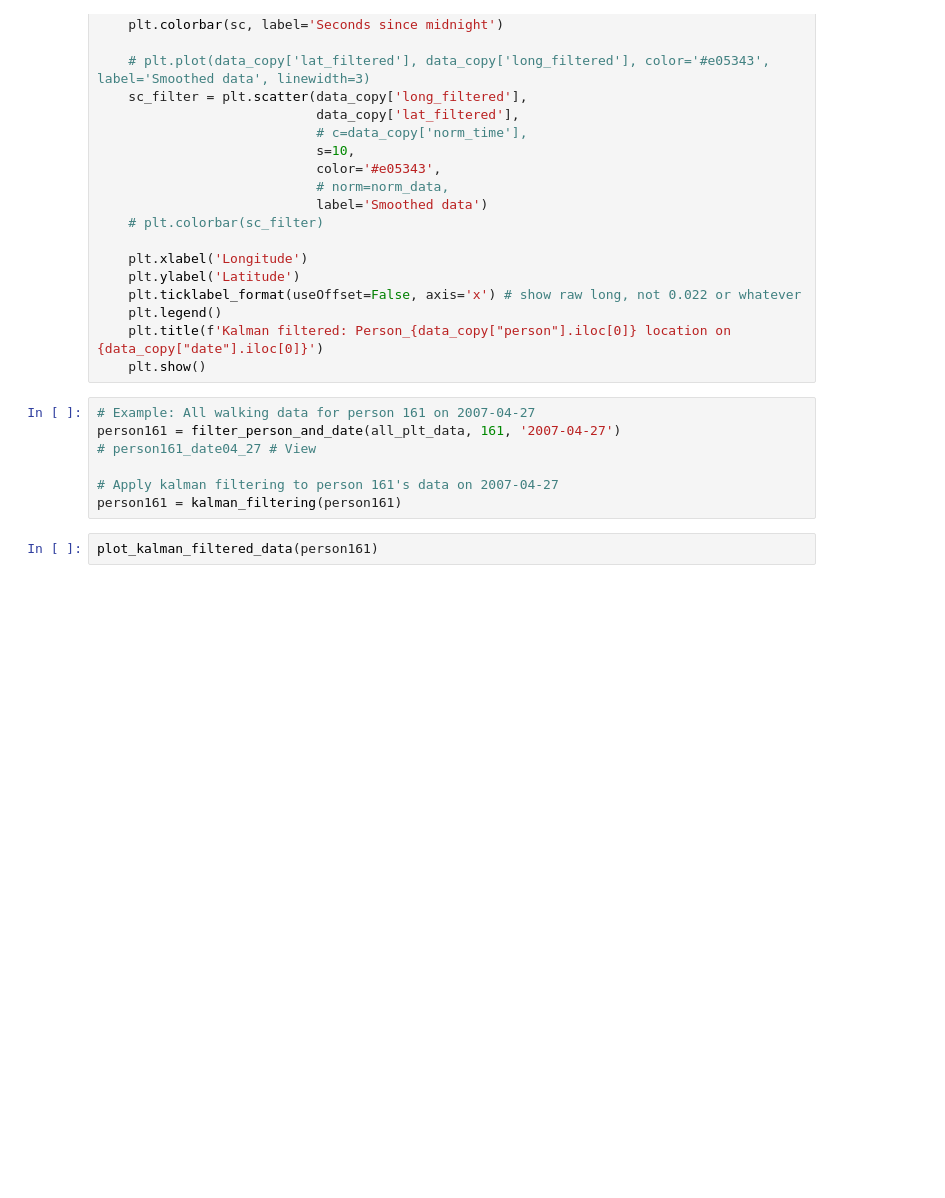
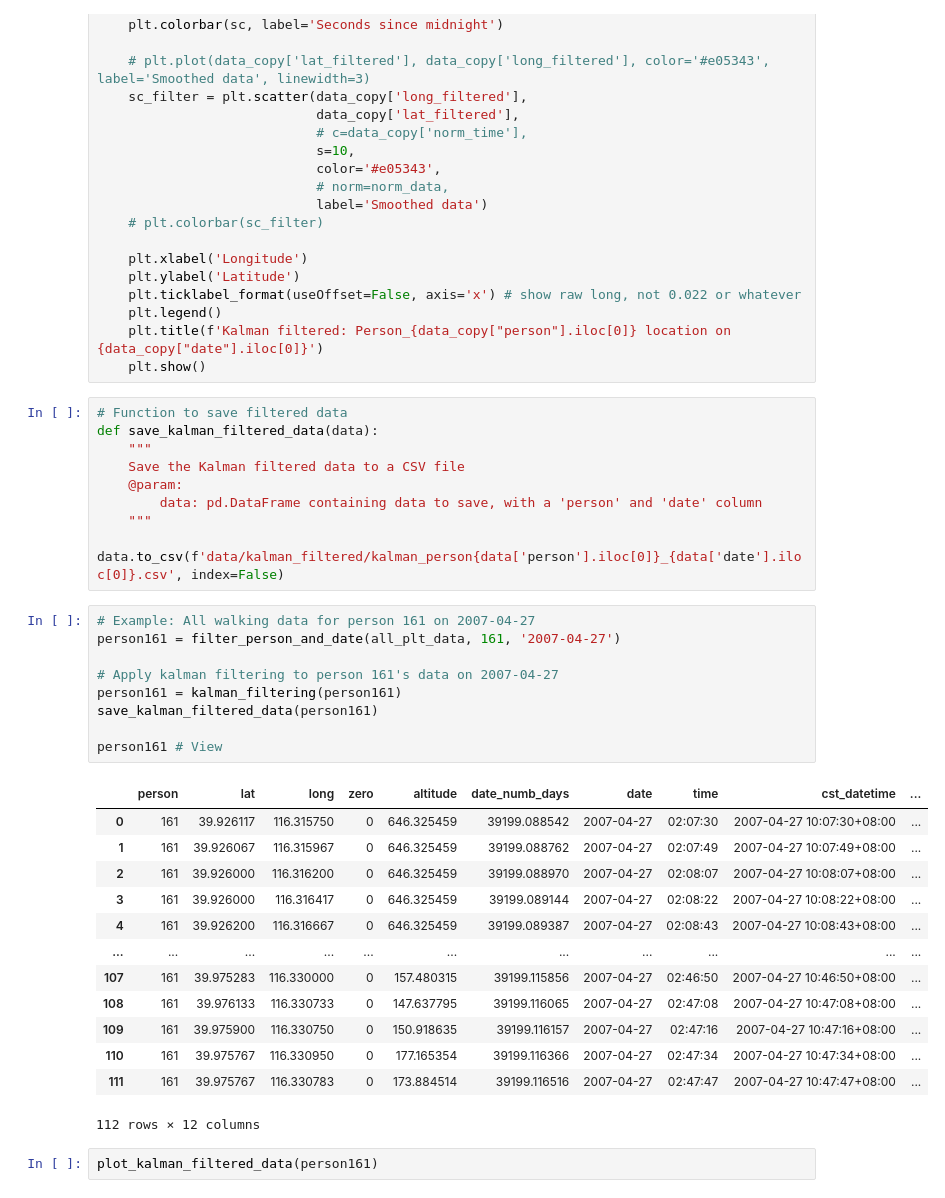
Before and after one commit to hyuncat/pre-walkwise, a Jupyter notebook: kalman_filtering.ipynb, the cells around one changed output. Cells and saved outputs as stored; diff of their text form; blank space fills up the shorter version.

```diff
--- a/kalman_filtering.ipynb
+++ b/kalman_filtering.ipynb
@@ -164,13 +164,38 @@ def plot_kalman_filtered_data(data):
     plt.legend()
     plt.title(f'Kalman filtered: Person_{data_copy["person"].iloc[0]} location on {data_copy["date"].iloc[0]}')
     plt.show()
+# %%
+# Function to save filtered data
+def save_kalman_filtered_data(data):
+    """
+    Save the Kalman filtered data to a CSV file
+    @param:
+        data: pd.DataFrame containing data to save, with a 'person' and 'date' column
+    """
+    data.to_csv(f'data/kalman_filtered/kalman_person{data['person'].iloc[0]}_{data['date'].iloc[0]}.csv', index=False)
 # %%
 # Example: All walking data for person 161 on 2007-04-27
 person161 = filter_person_and_date(all_plt_data, 161, '2007-04-27')
-# person161_date04_27 # View
 
 # Apply kalman filtering to person 161's data on 2007-04-27
 person161 = kalman_filtering(person161)
+save_kalman_filtered_data(person161)
+
+person161 # View
+# %% [output]
+|  | person | lat | long | zero | altitude | date_numb_days | date | time | cst_datetime | ... |
+| 0 | 161 | 39.926117 | 116.315750 | 0 | 646.325459 | 39199.088542 | 2007-04-27 | 02:07:30 | 2007-04-27 10:07:30+08:00 | ... |
+| 1 | 161 | 39.926067 | 116.315967 | 0 | 646.325459 | 39199.088762 | 2007-04-27 | 02:07:49 | 2007-04-27 10:07:49+08:00 | ... |
+| 2 | 161 | 39.926000 | 116.316200 | 0 | 646.325459 | 39199.088970 | 2007-04-27 | 02:08:07 | 2007-04-27 10:08:07+08:00 | ... |
+| 3 | 161 | 39.926000 | 116.316417 | 0 | 646.325459 | 39199.089144 | 2007-04-27 | 02:08:22 | 2007-04-27 10:08:22+08:00 | ... |
+| 4 | 161 | 39.926200 | 116.316667 | 0 | 646.325459 | 39199.089387 | 2007-04-27 | 02:08:43 | 2007-04-27 10:08:43+08:00 | ... |
+| ... | ... | ... | ... | ... | ... | ... | ... | ... | ... | ... |
+| 107 | 161 | 39.975283 | 116.330000 | 0 | 157.480315 | 39199.115856 | 2007-04-27 | 02:46:50 | 2007-04-27 10:46:50+08:00 | ... |
+| 108 | 161 | 39.976133 | 116.330733 | 0 | 147.637795 | 39199.116065 | 2007-04-27 | 02:47:08 | 2007-04-27 10:47:08+08:00 | ... |
+| 109 | 161 | 39.975900 | 116.330750 | 0 | 150.918635 | 39199.116157 | 2007-04-27 | 02:47:16 | 2007-04-27 10:47:16+08:00 | ... |
+| 110 | 161 | 39.975767 | 116.330950 | 0 | 177.165354 | 39199.116366 | 2007-04-27 | 02:47:34 | 2007-04-27 10:47:34+08:00 | ... |
+| 111 | 161 | 39.975767 | 116.330783 | 0 | 173.884514 | 39199.116516 | 2007-04-27 | 02:47:47 | 2007-04-27 10:47:47+08:00 | ... |
+112 rows × 12 columns
 # %%
 plot_kalman_filtered_data(person161)
 # %% [output]
```
Also changed, not shown: parts of 4 cells of this notebook, 4 other files.
